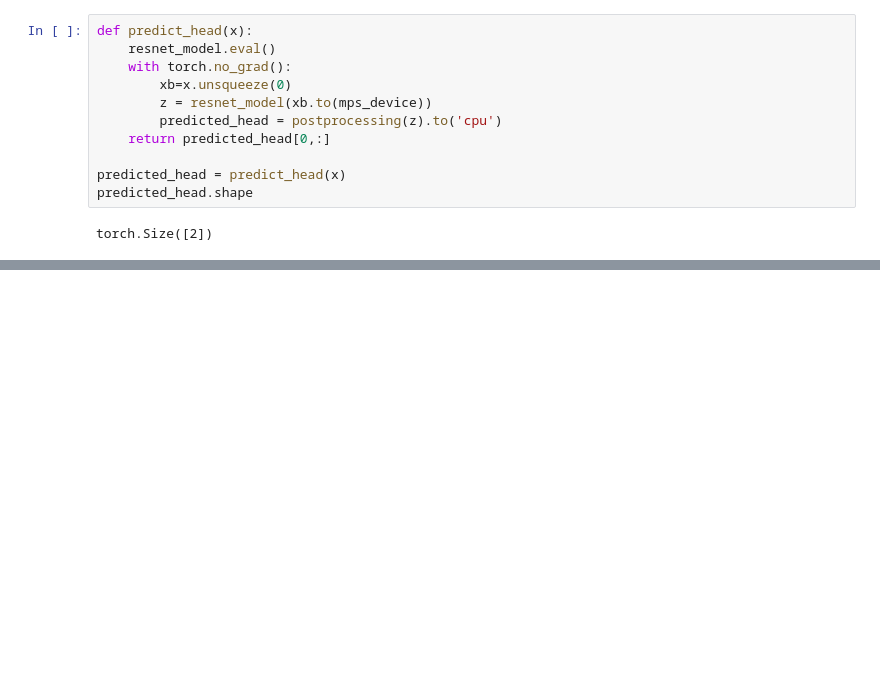
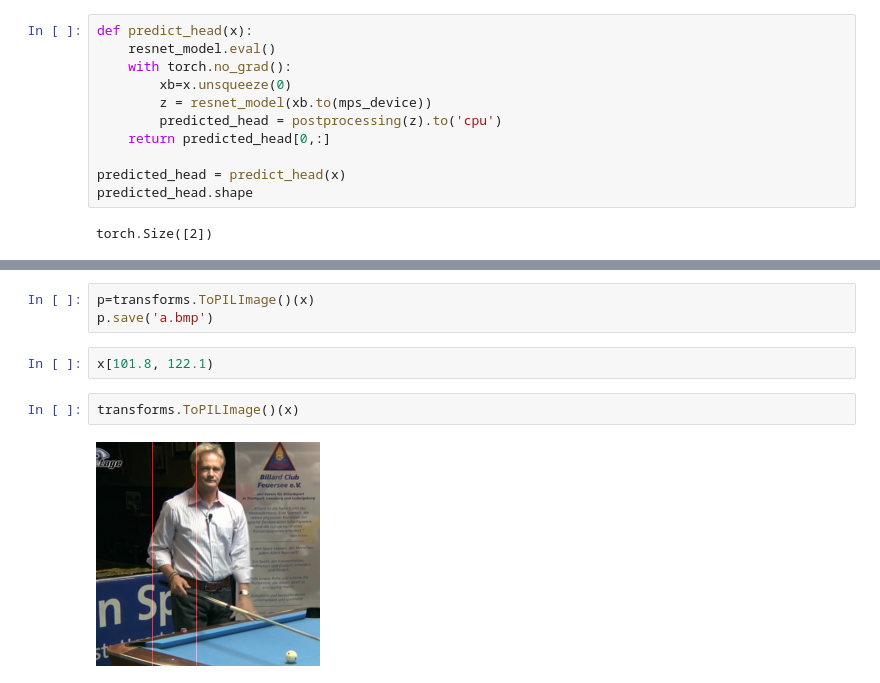
Before and after one commit to hgarni/llm-austral, a Jupyter notebook: TP1/solutions/TP1_ImageRegression.ipynb, the cells around one changed output, grey strips where cells are left out. Saved outputs shown, nothing was run; the diff lists cells and outputs as text; blank space fills up the shorter version.

```diff
--- a/TP1/solutions/TP1_ImageRegression.ipynb
+++ b/TP1/solutions/TP1_ImageRegression.ipynb
@@ -262,0 +289,9 @@ Clipping input data to the valid range for imshow with RGB data ([0..1] for floa
+# %%
+p=transforms.ToPILImage()(x)
+p.save('a.bmp')
+# %%
+x[101.8, 122.1)
+# %%
+transforms.ToPILImage()(x)
+# %% [output]
+[figure, added]
```
Also changed, not shown: parts of 17 cells of this notebook, 1 other file.
